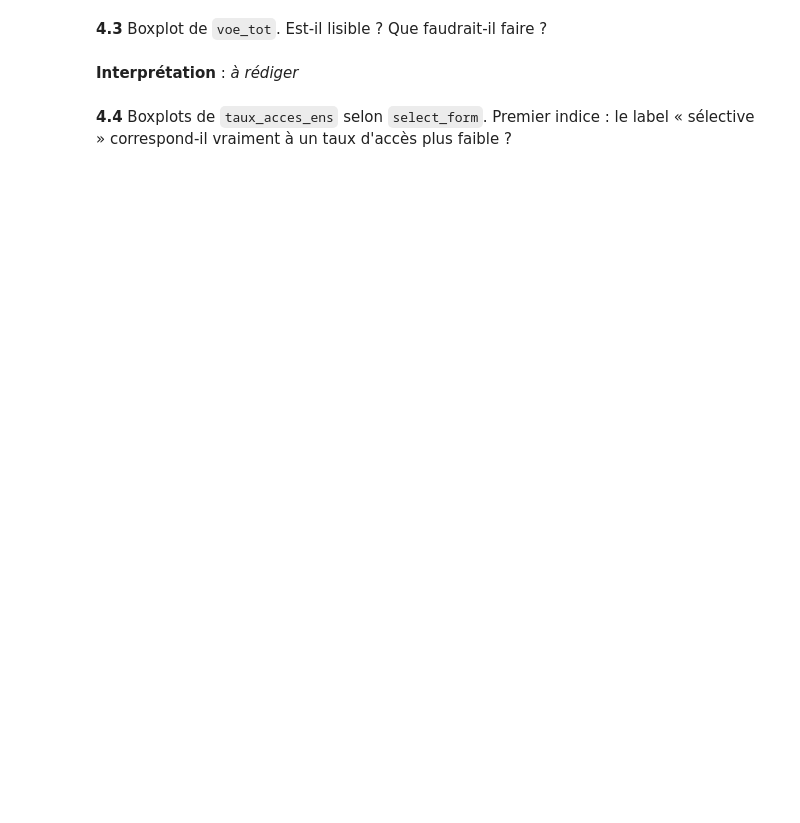
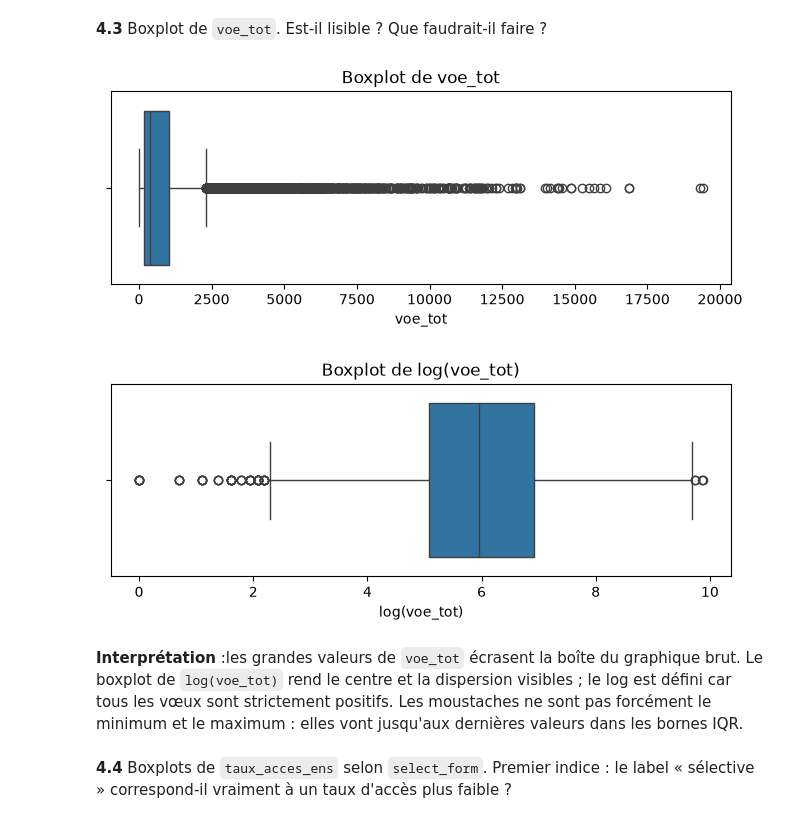
Before and after one commit to Anaisblk/Analyse-Parcoursup, a Jupyter notebook: TP_Parcoursup (1).ipynb, the cells around one changed output. Cells and saved outputs as stored; diff of their text form; code cells hidden in the pictures; blank space fills up the shorter version.

```diff
--- a/TP_Parcoursup (1).ipynb
+++ b/TP_Parcoursup (1).ipynb
@@ -305,6 +335,20 @@ pd.DataFrame({
 # %% [markdown]
 **4.3** Boxplot de `voe_tot`. Est-il lisible ? Que faudrait-il faire ?
+# %%
+plt.figure(figsize=(8, 2.5))
+sns.boxplot(x=df["voe_tot"])
+plt.title("Boxplot de voe_tot")
+plt.show()
+
+plt.figure(figsize=(8, 2.5))
+sns.boxplot(x=np.log(df.loc[df["voe_tot"] > 0, "voe_tot"]))
+plt.title("Boxplot de log(voe_tot)")
+plt.xlabel("log(voe_tot)")
+plt.show()
+# %% [output]
+[figure, added]
+[figure, added]
 # %% [markdown]
-**Interprétation** : _à rédiger_
+**Interprétation** :les grandes valeurs de `voe_tot` écrasent la boîte du graphique brut. Le boxplot de `log(voe_tot)` rend le centre et la dispersion visibles ; le log est défini car tous les vœux sont strictement positifs. Les moustaches ne sont pas forcément le minimum et le maximum : elles vont jusqu'aux dernières valeurs dans les bornes IQR.
 # %% [markdown]
 **4.4** Boxplots de `taux_acces_ens` selon `select_form`. Premier indice : le label « sélective » correspond-il vraiment à un taux d'accès plus faible ?
```
Also changed, not shown: parts of 7 cells of this notebook.
